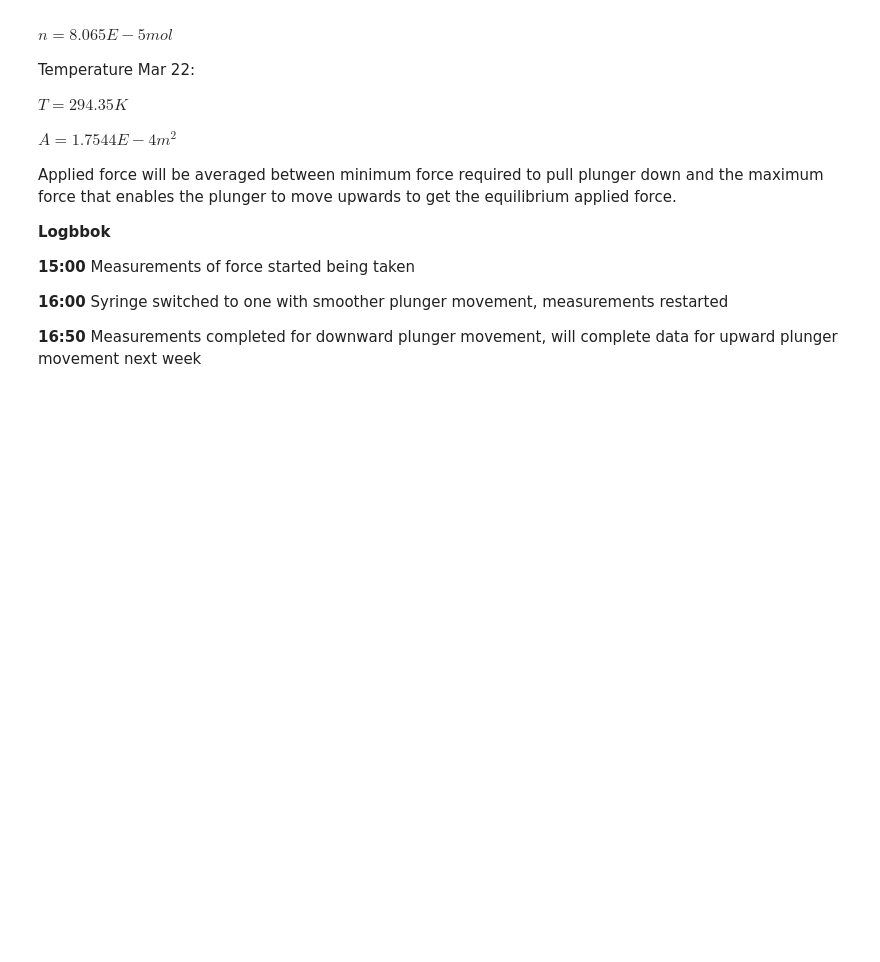
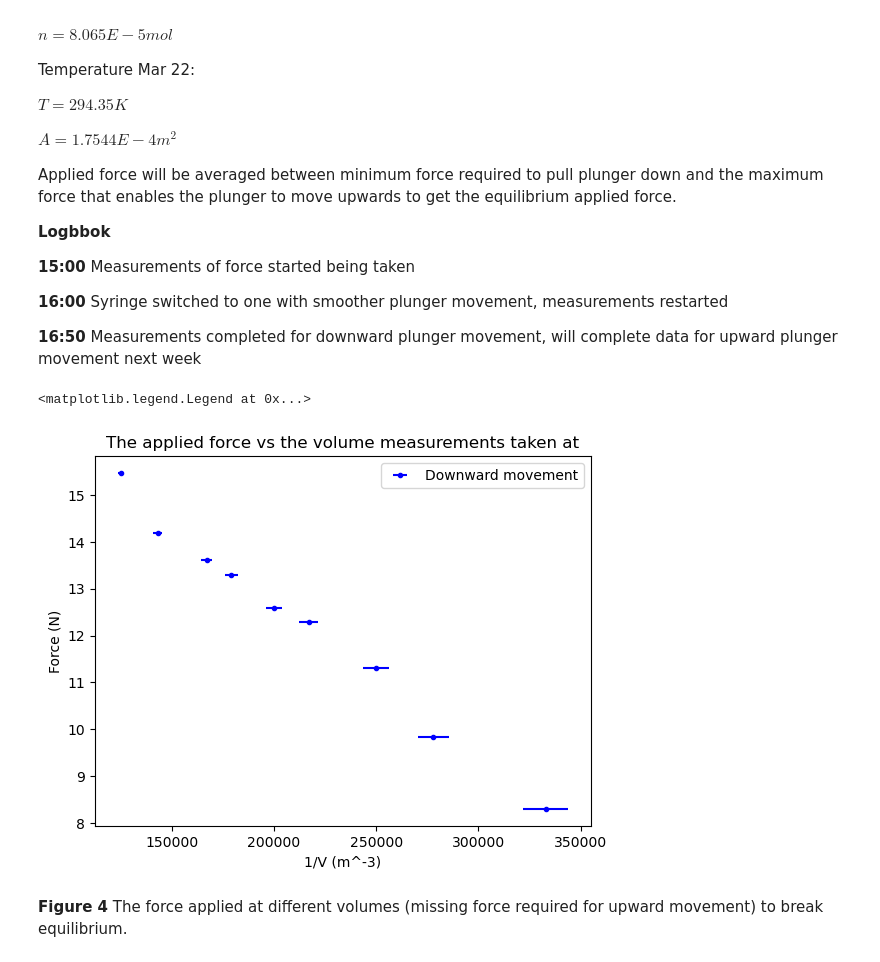
Before and after one commit to JadenMajid/Experiment-2-229, a Jupyter notebook: Logy Experiment Notes.ipynb, the cells around one changed output. Drawn from its saved outputs; the diff is of its cells as text; code cells hidden in the pictures; blank space fills up the shorter version.

```diff
--- a/Logy Experiment Notes.ipynb
+++ b/Logy Experiment Notes.ipynb
@@ -376,3 +376,27 @@ __15:00__ Measurements of force started being taken
 __16:00__ Syringe switched to one with smoother plunger movement, measurements restarted
 
 __16:50__ Measurements completed for downward plunger movement, will complete data for upward plunger movement next week
+# %%
+import matplotlib.pyplot as plt
+
+fname = 'Force vs V.csv'
+
+data = np.loadtxt(fname, delimiter=',', usecols=[2, 3, 6])
+
+x = data[:, 0]
+ux = data[:, 1]
+
+y = data[:, 2]
+
+plt.errorbar(x, y, xerr=ux, fmt="b.")
+plt.xlabel('1/V (m^-3)')
+plt.ylabel('Force (N)')
+
+plt.title('The applied force vs the volume measurements taken at')
+
+plt.legend(['Downward movement'])
+# %% [output]
+<matplotlib.legend.Legend at 0x...>
+[figure, added]
+# %% [markdown]
+__Figure 4__ The force applied at different volumes (missing force required for upward movement) to break equilibrium.
```
Also changed, not shown: 1 other file.
